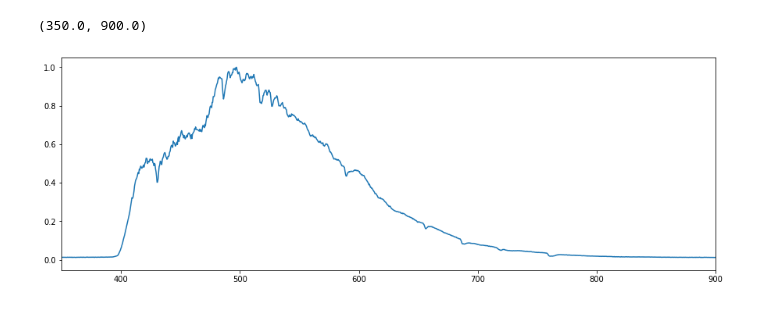
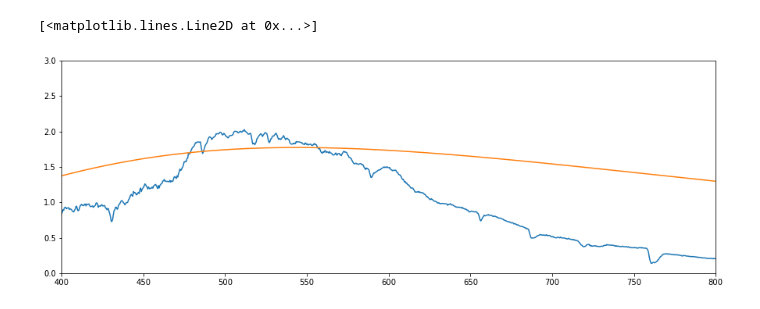
Before and after one commit to ttlindkvist/exphys2, a Jupyter notebook: Spectroscopy/calibration.ipynb, the cells around one changed output. Drawn from its saved outputs; the diff is of its cells as text; code cells hidden in the pictures.

```diff
--- a/Spectroscopy/calibration.ipynb
+++ b/Spectroscopy/calibration.ipynb
@@ -6,3 +7,10 @@ from scipy.optimize import curve_fit
+# %%
+plt.rc("font", family=["Helvetica", "Arial"]) # skifter skrifttype
+plt.rc("axes", labelsize=22)   # skriftstørrelse af `xlabel` og `ylabel`
+plt.rc("xtick", labelsize=22, top=True, direction="out")
+plt.rc("ytick", labelsize=22, right=True, direction="out")
+plt.rc("axes", titlesize=22)
+plt.rc("legend", fontsize=22)
 # %%
 reference = np.loadtxt('Day 1/Tube/He with calibration.txt', dtype=np.str, skiprows=14)
 reference = np.char.replace(reference, ',', '.').astype(np.float64)
@@ -113,18 +138,22 @@ plt.plot(reference[peaks,0], hs, 'kx')
 # %%
-data = np.loadtxt('Day 1/sun/sun - window 1.txt', dtype=np.str, skiprows=14)
+data = np.loadtxt('Day 2/Sun/FLMS055071__0__14-14-25-784.txt', dtype=np.str, skiprows=14)
 data = np.char.replace(data, ',', '.').astype(np.float64)
-data_bkg = np.loadtxt('Day 1/sun/into ground - no window.txt', dtype=np.str, skiprows=14)
-data_bkg = np.char.replace(data_bkg, ',', '.').astype(np.float64)
-# data[:,1] = data[:,1]-data_bkg[:,1]
 data[:,1] /= np.max(data[:,1])
-# %%
-def planck():
+# %%
+def planck(x, *params):
+    A, B = params
+    return A*x**(-5)/(np.exp(B/x)-1)
 # %%
 fig, ax = plt.subplots(1, 1)
 fig.set_size_inches(15, 5)
 
-ax.plot(reference[:,0], data[:,1])
-ax.set_xlim(350, 900)
+ax.plot(data[:,0], data[:,1]/(CCD(data[:,0])))
+
+ax.set_ylim((0,3))
+ax.set_xlim((400,800))
+
+ls = np.linspace(200, 900, 100)
+plt.plot(ls, 4*planck(ls, 3e15, 2700))
 # %% [output]
-(350.0, 900.0)
+[<matplotlib.lines.Line2D at 0x...>]
-[figure, old version]
+[figure, new version]
```
Also changed, not shown: parts of 15 cells of this notebook, 7 other files.
